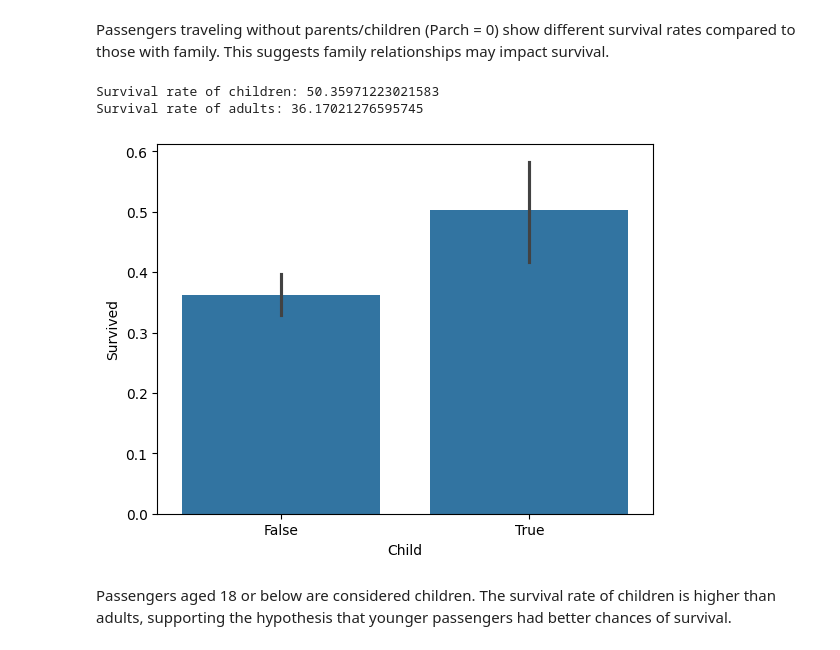
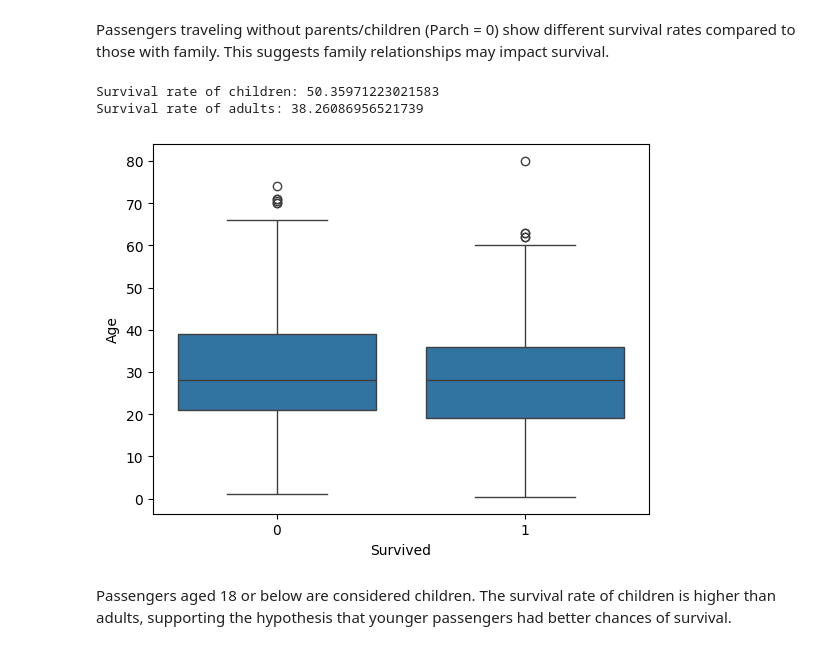
Before and after one commit to veddra1705-hue/Workshop_2, a Jupyter notebook: chapter_appendix-tools-for-deep-learning/jupyter.ipynb, the cells around one changed output. Cells and saved outputs as stored; diff of their text form; code cells hidden in the pictures.

```diff
--- a/chapter_appendix-tools-for-deep-learning/jupyter.ipynb
+++ b/chapter_appendix-tools-for-deep-learning/jupyter.ipynb
@@ -18,19 +18,16 @@ Saving train.csv to train (1).csv
 train = pd.read_csv("train.csv")
 test = pd.read_csv("test.csv")
 # %%
-# Create a new column "Alone"
-train["Alone"] = (train["SibSp"] == 0) & (train["Parch"] == 0)
+# Plot using condition directly
+sns.barplot(
+    x=(train["SibSp"] == 0) & (train["Parch"] == 0),
+    y=train["Survived"]
+)
 
-# Convert True/False to 1/0
-train["Alone"] = train["Alone"].map({True: 1, False: 0})
+# Percentage calculations
+print("Survival rate of people traveling alone:",
+      train[(train["SibSp"] == 0) & (train["Parch"] == 0)]["Survived"].mean() * 100)
 
-# Plot
-sns.barplot(x="Alone", y="Survived", data=train, palette="Greens")
-
-# Percentage calculation
-print("Percentage of people traveling alone who survived:",
-      train["Survived"][train["Alone"] == 1].value_counts(normalize=True)[1] * 100)
-
-print("Percentage of people NOT alone who survived:",
-      train["Survived"][train["Alone"] == 0].value_counts(normalize=True)[1] * 100)
+print("Survival rate of people NOT alone:",
+      train[(train["SibSp"] != 0) | (train["Parch"] != 0)]["Survived"].mean() * 100)
 # %% [output]
@@ -95,20 +92,20 @@ Survival rate (Parch>0): 51.173708920187785
 # %% [markdown]
 Passengers traveling without parents/children (Parch = 0) show different survival rates compared to those with family. This suggests family relationships may impact survival.
 # %%
-# Create child column
-train["Child"] = train["Age"] <= 18
+# Plot survival vs age (binned automatically)
+sns.boxplot(x="Survived", y="Age", data=train)
 
-sns.barplot(x="Child", y="Survived", data=train)
+# Percentage of children (Age <= 18)
+print("Survival rate of children:",
+      train[train["Age"] <= 18]["Survived"].mean() * 100)
 
-print("Survival rate of children:",
-      train[train["Child"] == True]["Survived"].mean() * 100)
-
+# Percentage of adults (Age > 18)
 print("Survival rate of adults:",
-      train[train["Child"] == False]["Survived"].mean() * 100)
+      train[train["Age"] > 18]["Survived"].mean() * 100)
 # %% [output]
 Survival rate of children: 50.35971223021583
-Survival rate of adults: 36.17021276595745
+Survival rate of adults: 38.26086956521739
-[figure, old version]
+[figure, new version]
 # %% [markdown]
 Passengers aged 18 or below are considered children. The survival rate of children is higher than adults, supporting the hypothesis that younger passengers had better chances of survival.
 # %%
```
Also changed, not shown: parts of 16 cells of this notebook.
